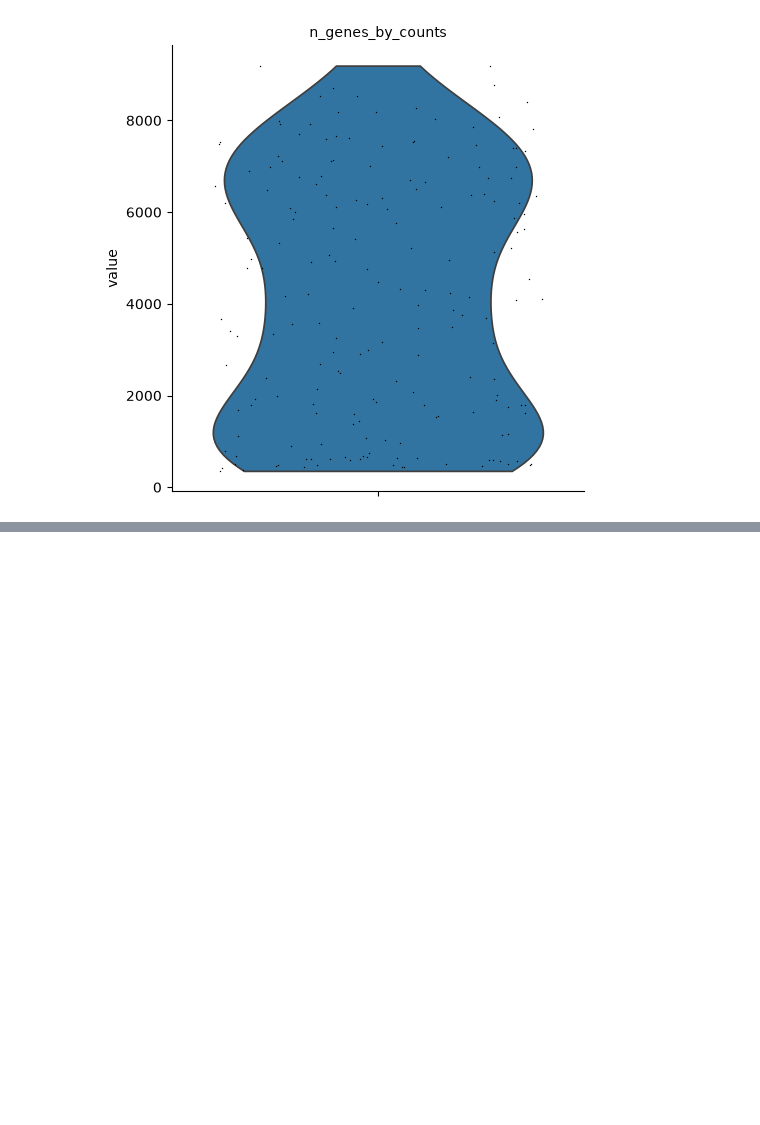
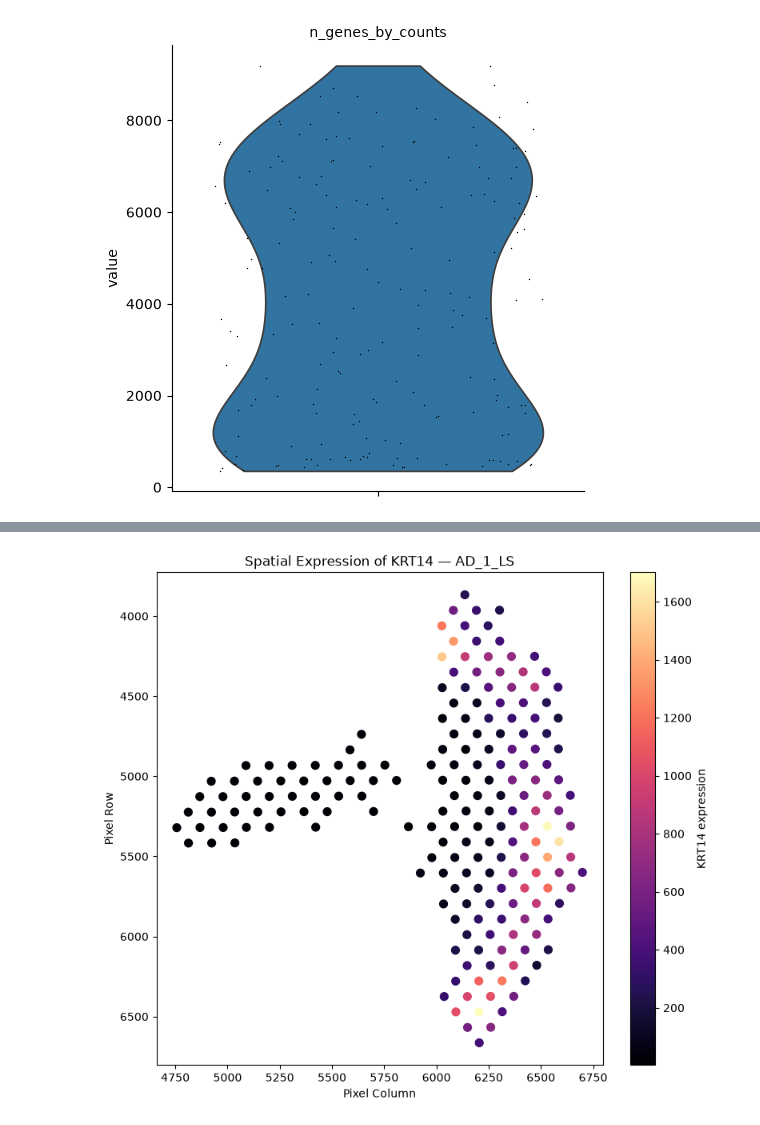
Before and after one commit to manya0306/spatial-tissue-profiling, a Jupyter notebook: notebooks/01_dataset_exploration.ipynb, the cells around one changed output, grey strips where cells are left out. Saved outputs shown, nothing was run; the diff lists cells and outputs as text; code cells hidden in the pictures; blank space fills up the shorter version.

```diff
--- a/notebooks/01_dataset_exploration.ipynb
+++ b/notebooks/01_dataset_exploration.ipynb
@@ -84,0 +187,13 @@ sc.pl.violin(
+# %%
+# Display the first 20 gene names
+print(list(adata.var_names[:20]))
+
+# Search for selected skin-related genes
+genes_to_check = ["KRT14", "KRT5", "KRT10", "IL13", "IL4", "FLG"]
+
+for gene in genes_to_check:
+    matches = [
+        name for name in adata.var_names
+        if name.upper() == gene
+    ]
+    print(gene, "->", matches)
@@ -84,0 +208,34 @@ sc.pl.violin(
+# %%
+# Function to plot expression of a gene across spatial spots
+
+def plot_gene_expression(gene):
+    gene_index = adata.var_names.get_loc(gene)
+
+    expression = adata.X[:, gene_index]
+
+    if hasattr(expression, "toarray"):
+        expression = expression.toarray().flatten()
+    else:
+        expression = np.asarray(expression).flatten()
+
+    plt.figure(figsize=(9, 8))
+
+    scatter = plt.scatter(
+        adata.obs["pixel_col"],
+        adata.obs["pixel_row"],
+        c=expression,
+        cmap="magma",
+        s=50
+    )
+
+    plt.gca().invert_yaxis()
+    plt.colorbar(scatter, label=f"{gene} expression")
+    plt.xlabel("Pixel Column")
+    plt.ylabel("Pixel Row")
+    plt.title(f"Spatial Expression of {gene} — AD_1_LS")
+    plt.show()
+
+# Plot a skin-related gene
+plot_gene_expression("KRT14")
+# %% [output]
+[figure, added]
```
Also changed, not shown: parts of 15 cells of this notebook, 3 other files.
